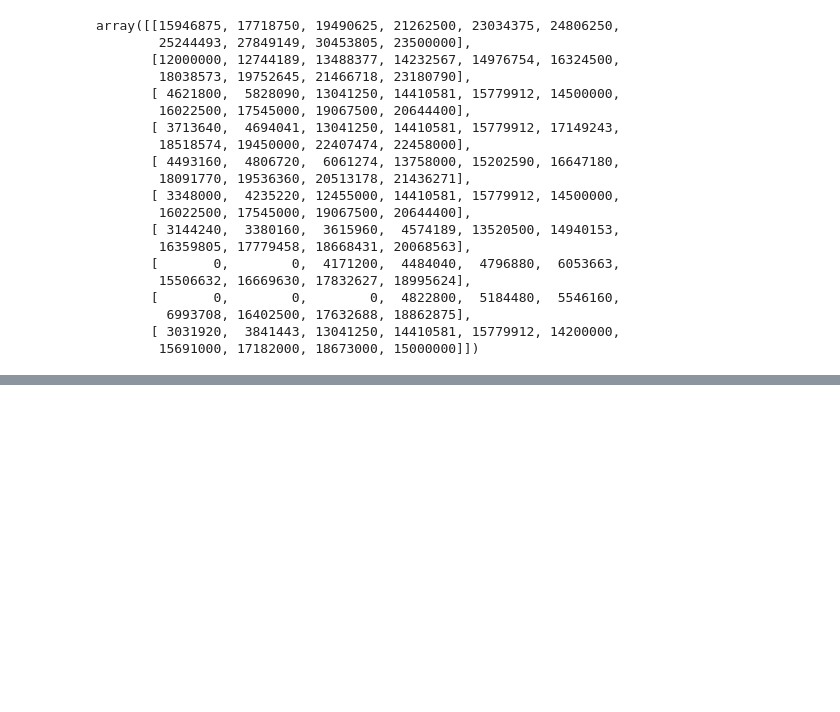
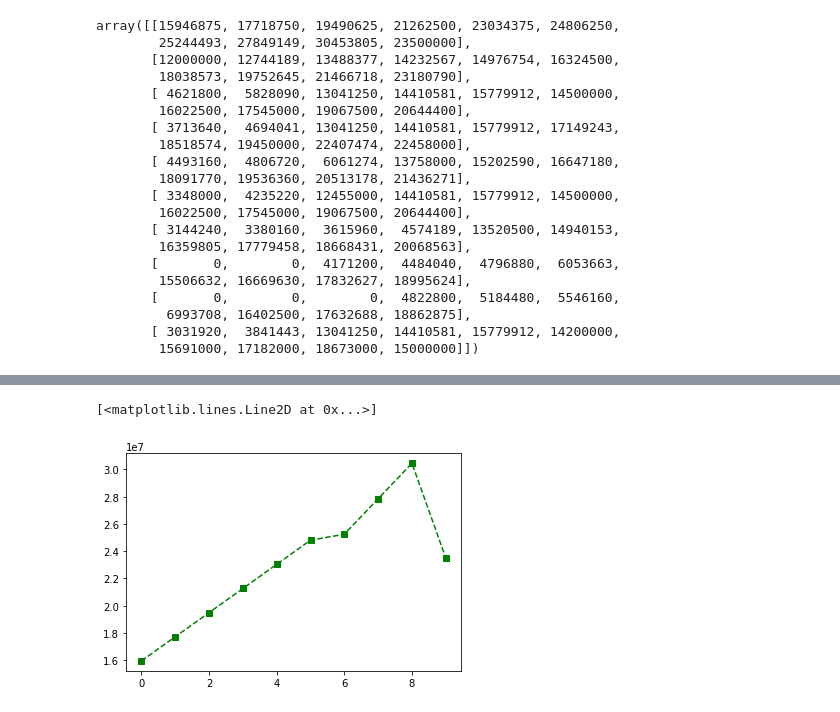
Before and after one commit to abhi-js/DS-MAY-15, a Jupyter notebook: DataScienceVisualisation.ipynb, the cells around one changed output, grey strips where cells are left out. Cells and saved outputs as stored; diff of their text form; code cells hidden in the pictures; blank space fills up the shorter version.

```diff
--- a/DataScienceVisualisation.ipynb
+++ b/DataScienceVisualisation.ipynb
@@ -166,0 +287,5 @@ array([[15946875, 17718750, 19490625, 21262500, 23034375, 24806250,
+# %%
+plt.plot(Salary[0], c='Green', ls='--',marker = 's')
+# %% [output]
+[<matplotlib.lines.Line2D at 0x...>]
+[figure, added]
```
Also changed, not shown: parts of 23 cells of this notebook.
